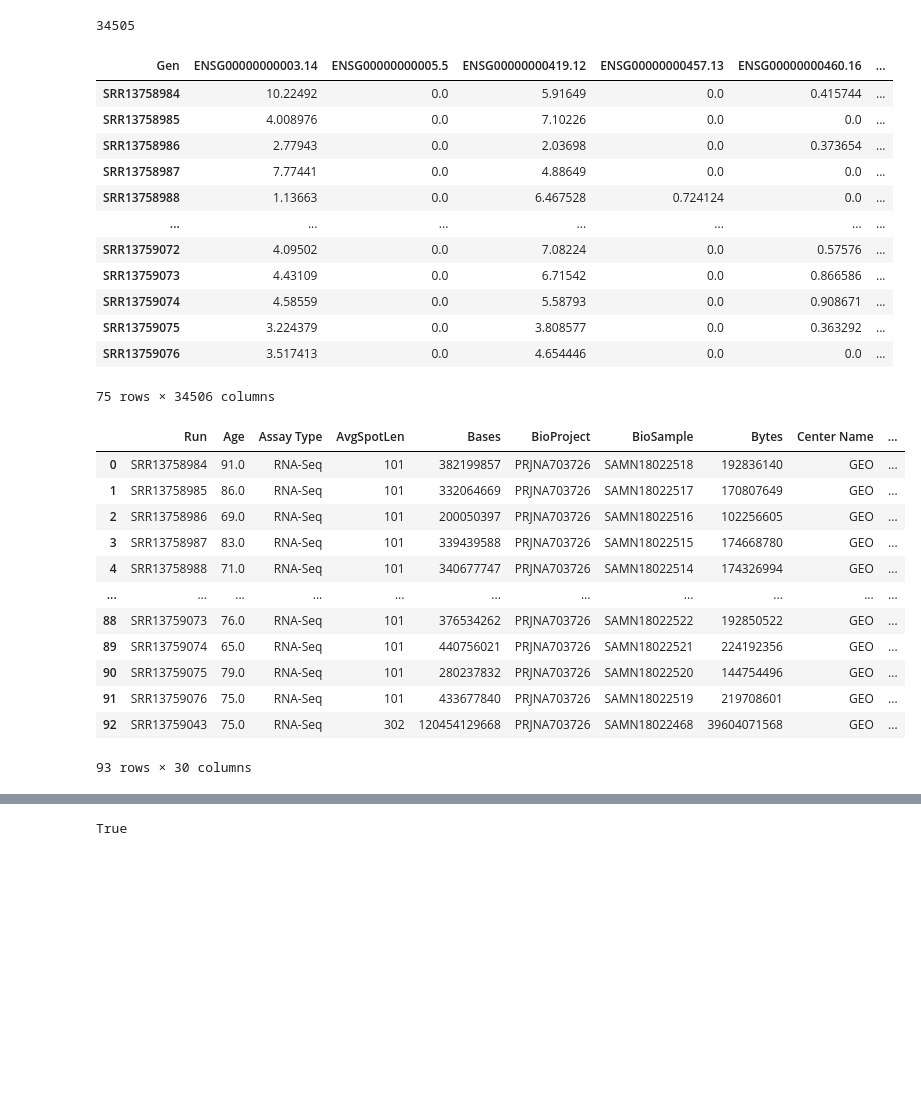
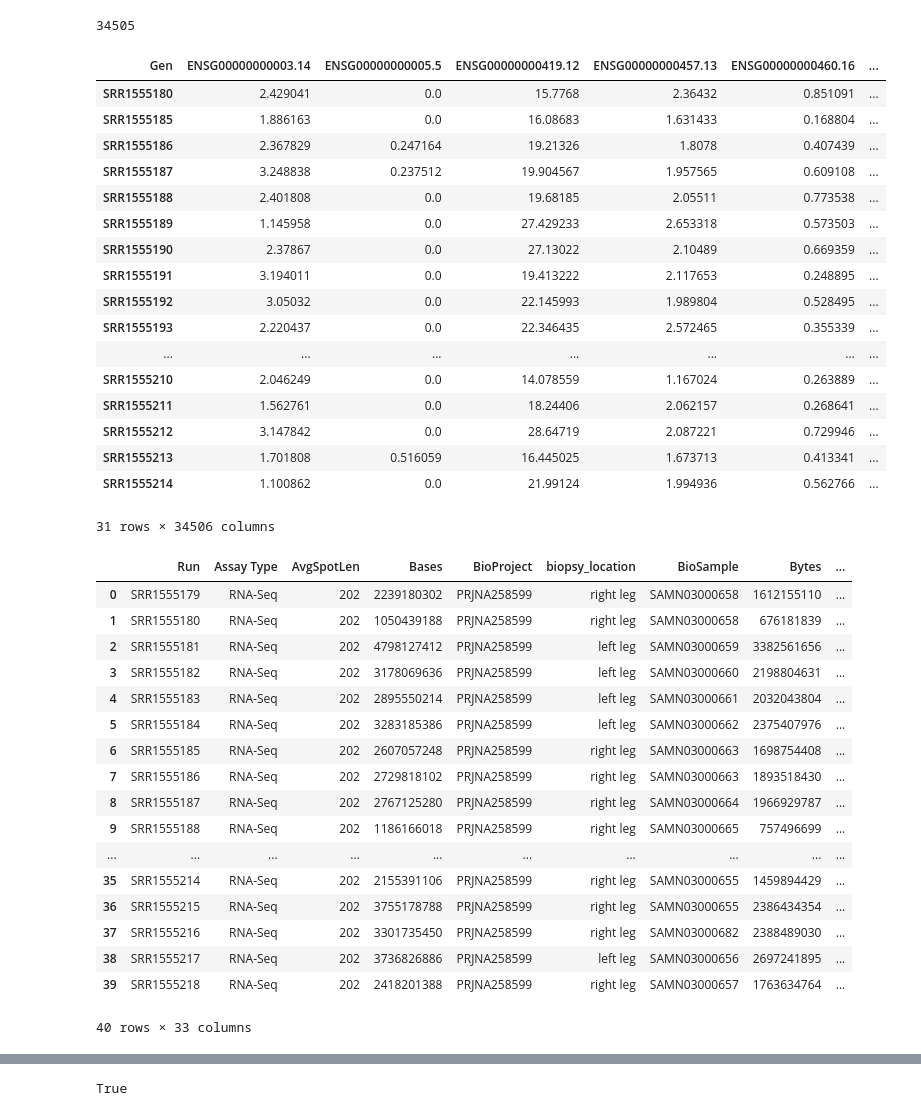
Before and after one commit to GuerreroVazquez/Test_DEG_methods-single_cell, a Jupyter notebook: Adding_last_RNAseq.ipynb, the cells around one changed output, grey strips where cells are left out. Cells and saved outputs as stored; diff of their text form; code cells hidden in the pictures; blank space fills up the shorter version.

```diff
--- a/Adding_last_RNAseq.ipynb
+++ b/Adding_last_RNAseq.ipynb
@@ -86,39 +91,49 @@ sum(all_abundances.columns[1:-3] == expression_GSE167186.columns)
 # %% [output]
 34505
 # %%
-expression_GSE167186["Experiment"] = ["GSE167186"]*len(expression_GSE167186)
+expression_GSE167186["Experiment"] = ["GSE60590"]*len(expression_GSE167186)
 expression_GSE167186
 # %% [output]
 | Gen | ENSG00000000003.14 | ENSG00000000005.5 | ENSG00000000419.12 | ENSG00000000457.13 | ENSG00000000460.16 | ... |
-| SRR13758984 | 10.22492 | 0.0 | 5.91649 | 0.0 | 0.415744 | ... |
-| SRR13758985 | 4.008976 | 0.0 | 7.10226 | 0.0 | 0.0 | ... |
-| SRR13758986 | 2.77943 | 0.0 | 2.03698 | 0.0 | 0.373654 | ... |
-| SRR13758987 | 7.77441 | 0.0 | 4.88649 | 0.0 | 0.0 | ... |
-| SRR13758988 | 1.13663 | 0.0 | 6.467528 | 0.724124 | 0.0 | ... |
+| SRR1555180 | 2.429041 | 0.0 | 15.7768 | 2.36432 | 0.851091 | ... |
+| SRR1555185 | 1.886163 | 0.0 | 16.08683 | 1.631433 | 0.168804 | ... |
+| SRR1555186 | 2.367829 | 0.247164 | 19.21326 | 1.8078 | 0.407439 | ... |
+| SRR1555187 | 3.248838 | 0.237512 | 19.904567 | 1.957565 | 0.609108 | ... |
+| SRR1555188 | 2.401808 | 0.0 | 19.68185 | 2.05511 | 0.773538 | ... |
+| SRR1555189 | 1.145958 | 0.0 | 27.429233 | 2.653318 | 0.573503 | ... |
+| SRR1555190 | 2.37867 | 0.0 | 27.13022 | 2.10489 | 0.669359 | ... |
+| SRR1555191 | 3.194011 | 0.0 | 19.413222 | 2.117653 | 0.248895 | ... |
+| SRR1555192 | 3.05032 | 0.0 | 22.145993 | 1.989804 | 0.528495 | ... |
+| SRR1555193 | 2.220437 | 0.0 | 22.346435 | 2.572465 | 0.355339 | ... |
 | ... | ... | ... | ... | ... | ... | ... |
-| SRR13759072 | 4.09502 | 0.0 | 7.08224 | 0.0 | 0.57576 | ... |
-| SRR13759073 | 4.43109 | 0.0 | 6.71542 | 0.0 | 0.866586 | ... |
-| SRR13759074 | 4.58559 | 0.0 | 5.58793 | 0.0 | 0.908671 | ... |
-| SRR13759075 | 3.224379 | 0.0 | 3.808577 | 0.0 | 0.363292 | ... |
-| SRR13759076 | 3.517413 | 0.0 | 4.654446 | 0.0 | 0.0 | ... |
+| SRR1555210 | 2.046249 | 0.0 | 14.078559 | 1.167024 | 0.263889 | ... |
+| SRR1555211 | 1.562761 | 0.0 | 18.24406 | 2.062157 | 0.268641 | ... |
+| SRR1555212 | 3.147842 | 0.0 | 28.64719 | 2.087221 | 0.729946 | ... |
+| SRR1555213 | 1.701808 | 0.516059 | 16.445025 | 1.673713 | 0.413341 | ... |
+| SRR1555214 | 1.100862 | 0.0 | 21.99124 | 1.994936 | 0.562766 | ... |
-75 rows × 34506 columns
+31 rows × 34506 columns
 # %%
-metadata_GSE167186 = pd.read_csv("/home/karen/Documents/phd/Data/Expression_data/GSE167186/metadata.csv")
+metadata_GSE167186 = pd.read_csv("/home/karen/Documents/phd/Data/Expression_data/GSE60590/metadata.csv")
 metadata_GSE167186
 # %% [output]
-|  | Run | Age | Assay Type | AvgSpotLen | Bases | BioProject | BioSample | Bytes | Center Name | ... |
-| 0 | SRR13758984 | 91.0 | RNA-Seq | 101 | 382199857 | PRJNA703726 | SAMN18022518 | 192836140 | GEO | ... |
-| 1 | SRR13758985 | 86.0 | RNA-Seq | 101 | 332064669 | PRJNA703726 | SAMN18022517 | 170807649 | GEO | ... |
-| 2 | SRR13758986 | 69.0 | RNA-Seq | 101 | 200050397 | PRJNA703726 | SAMN18022516 | 102256605 | GEO | ... |
-| 3 | SRR13758987 | 83.0 | RNA-Seq | 101 | 339439588 | PRJNA703726 | SAMN18022515 | 174668780 | GEO | ... |
-| 4 | SRR13758988 | 71.0 | RNA-Seq | 101 | 340677747 | PRJNA703726 | SAMN18022514 | 174326994 | GEO | ... |
-| ... | ... | ... | ... | ... | ... | ... | ... | ... | ... | ... |
-| 88 | SRR13759073 | 76.0 | RNA-Seq | 101 | 376534262 | PRJNA703726 | SAMN18022522 | 192850522 | GEO | ... |
-| 89 | SRR13759074 | 65.0 | RNA-Seq | 101 | 440756021 | PRJNA703726 | SAMN18022521 | 224192356 | GEO | ... |
-| 90 | SRR13759075 | 79.0 | RNA-Seq | 101 | 280237832 | PRJNA703726 | SAMN18022520 | 144754496 | GEO | ... |
-| 91 | SRR13759076 | 75.0 | RNA-Seq | 101 | 433677840 | PRJNA703726 | SAMN18022519 | 219708601 | GEO | ... |
-| 92 | SRR13759043 | 75.0 | RNA-Seq | 302 | 120454129668 | PRJNA703726 | SAMN18022468 | 39604071568 | GEO | ... |
+|  | Run | Assay Type | AvgSpotLen | Bases | BioProject | biopsy_location | BioSample | Bytes | ... |
+| 0 | SRR1555179 | RNA-Seq | 202 | 2239180302 | PRJNA258599 | right leg | SAMN03000658 | 1612155110 | ... |
+| 1 | SRR1555180 | RNA-Seq | 202 | 1050439188 | PRJNA258599 | right leg | SAMN03000658 | 676181839 | ... |
+| 2 | SRR1555181 | RNA-Seq | 202 | 4798127412 | PRJNA258599 | left leg | SAMN03000659 | 3382561656 | ... |
+| 3 | SRR1555182 | RNA-Seq | 202 | 3178069636 | PRJNA258599 | left leg | SAMN03000660 | 2198804631 | ... |
+| 4 | SRR1555183 | RNA-Seq | 202 | 2895550214 | PRJNA258599 | left leg | SAMN03000661 | 2032043804 | ... |
+| 5 | SRR1555184 | RNA-Seq | 202 | 3283185386 | PRJNA258599 | left leg | SAMN03000662 | 2375407976 | ... |
+| 6 | SRR1555185 | RNA-Seq | 202 | 2607057248 | PRJNA258599 | right leg | SAMN03000663 | 1698754408 | ... |
+| 7 | SRR1555186 | RNA-Seq | 202 | 2729818102 | PRJNA258599 | right leg | SAMN03000663 | 1893518430 | ... |
+| 8 | SRR1555187 | RNA-Seq | 202 | 2767125280 | PRJNA258599 | right leg | SAMN03000664 | 1966929787 | ... |
+| 9 | SRR1555188 | RNA-Seq | 202 | 1186166018 | PRJNA258599 | right leg | SAMN03000665 | 757496699 | ... |
+| ... | ... | ... | ... | ... | ... | ... | ... | ... | ... |
+| 35 | SRR1555214 | RNA-Seq | 202 | 2155391106 | PRJNA258599 | right leg | SAMN03000655 | 1459894429 | ... |
+| 36 | SRR1555215 | RNA-Seq | 202 | 3755178788 | PRJNA258599 | right leg | SAMN03000655 | 2386434354 | ... |
+| 37 | SRR1555216 | RNA-Seq | 202 | 3301735450 | PRJNA258599 | right leg | SAMN03000682 | 2388489030 | ... |
+| 38 | SRR1555217 | RNA-Seq | 202 | 3736826886 | PRJNA258599 | left leg | SAMN03000656 | 2697241895 | ... |
+| 39 | SRR1555218 | RNA-Seq | 202 | 2418201388 | PRJNA258599 | right leg | SAMN03000657 | 1763634764 | ... |
-93 rows × 30 columns
+40 rows × 33 columns
 # %%
 metadata_GSE167186.set_index(metadata_GSE167186["Run"], inplace=True)
 # %%
```
Also changed, not shown: parts of 8 cells of this notebook.
